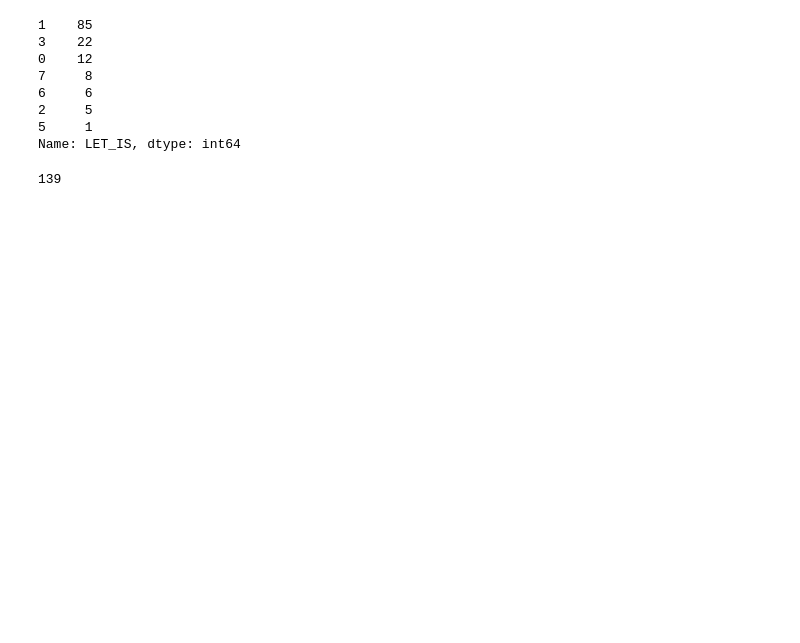
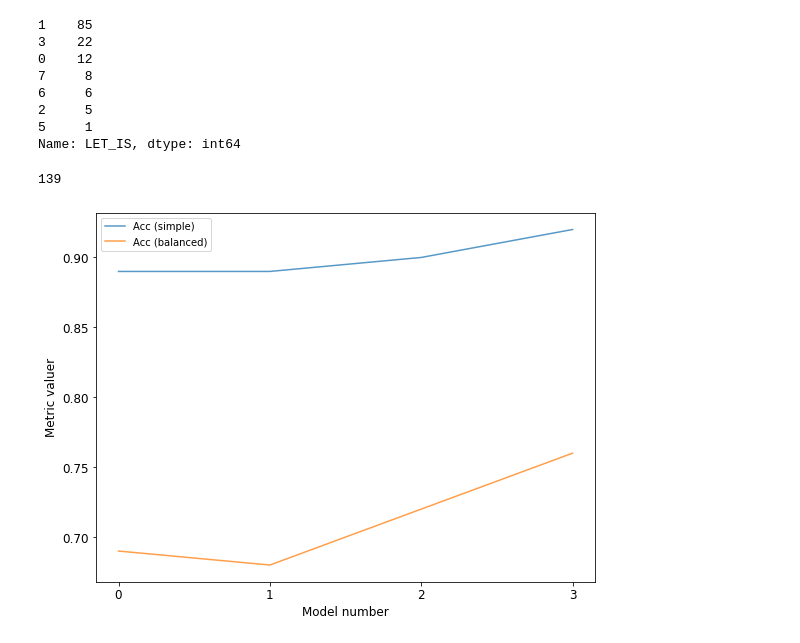
Before and after one commit to dwelcaslu/IFSP---Projeto-Interdisciplinar, a Jupyter notebook: notebooks/lucas/nbk00_data_exploration.ipynb, the cells around one changed output. Saved outputs shown, nothing was run; the diff lists cells and outputs as text; code cells hidden in the pictures; blank space fills up the shorter version.

Commit message:
Geração de imagens para a apresentação

```diff
--- a/notebooks/lucas/nbk00_data_exploration.ipynb
+++ b/notebooks/lucas/nbk00_data_exploration.ipynb
@@ -305,3 +308,21 @@ Name: LET_IS, dtype: int64
 data[TARGET_COL][data[INPUT_COLS_1stday+INPUT_COLS_2ndday+INPUT_COLS_3rdday].isnull().sum(axis=1).astype(bool)].value_counts().sum()
 # %% [output]
 139
+# %%
+model_number = [0, 1, 2, 3]
+acc_simple = [0.89, 0.89, 0.90, 0.92]
+acc_balanced = [0.69, 0.68, 0.72, 0.76]
+
+plt.figure(figsize=(8, 6))
+plt.plot(model_number, acc_simple, label='Acc (simple)', alpha=0.75)
+plt.plot(model_number, acc_balanced, label='Acc (balanced)', alpha=0.75)
+
+plt.xticks(model_number)
+plt.xlabel('Model number')
+plt.ylabel('Metric valuer')
+plt.legend(loc='best', prop={'size': 10})
+plt.tight_layout()
+plt.savefig('./imgs/models_summary.png', dpi=100)
+plt.show()
+# %% [output]
+[figure, added]
```
Also changed, not shown: parts of 3 cells of this notebook, 4 other files.
